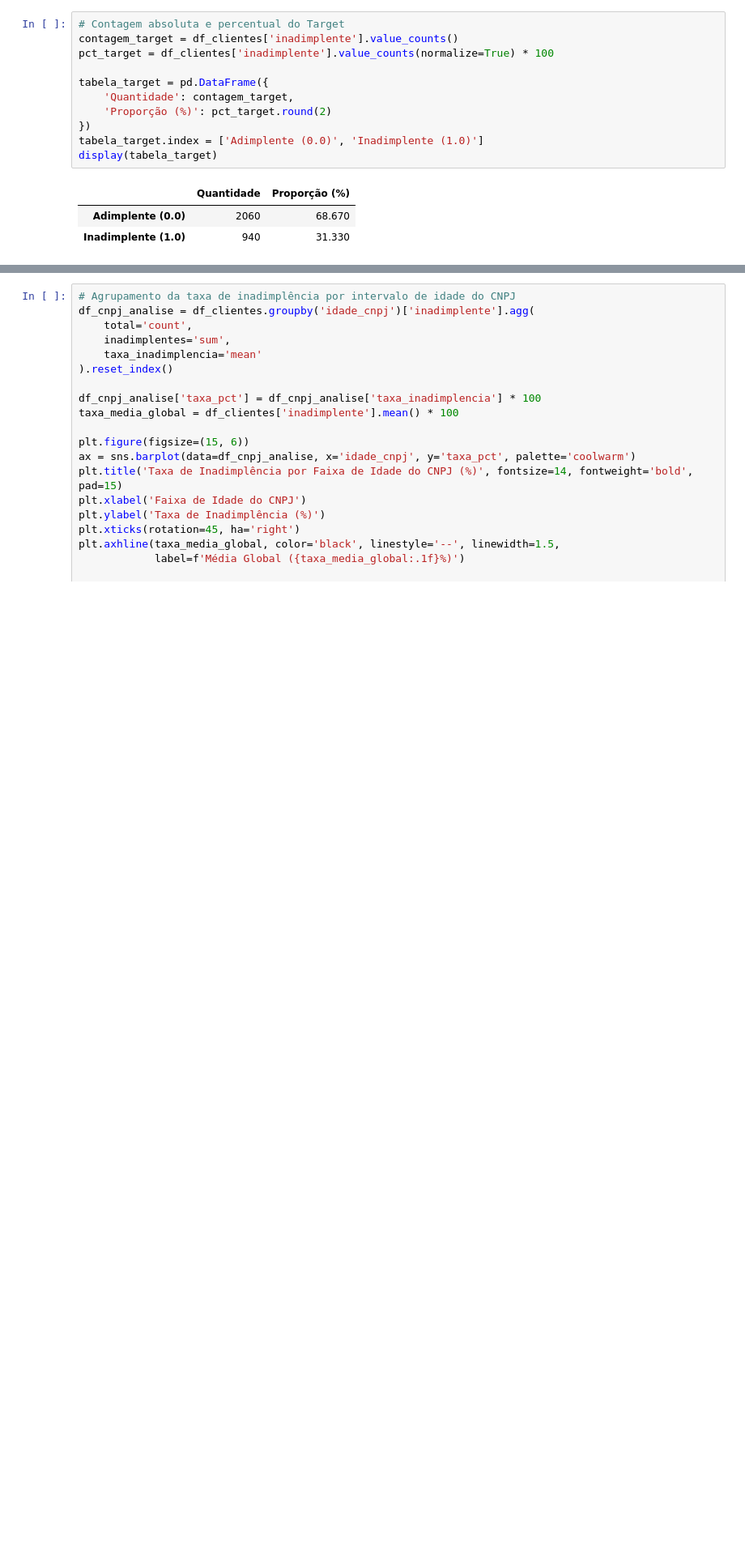
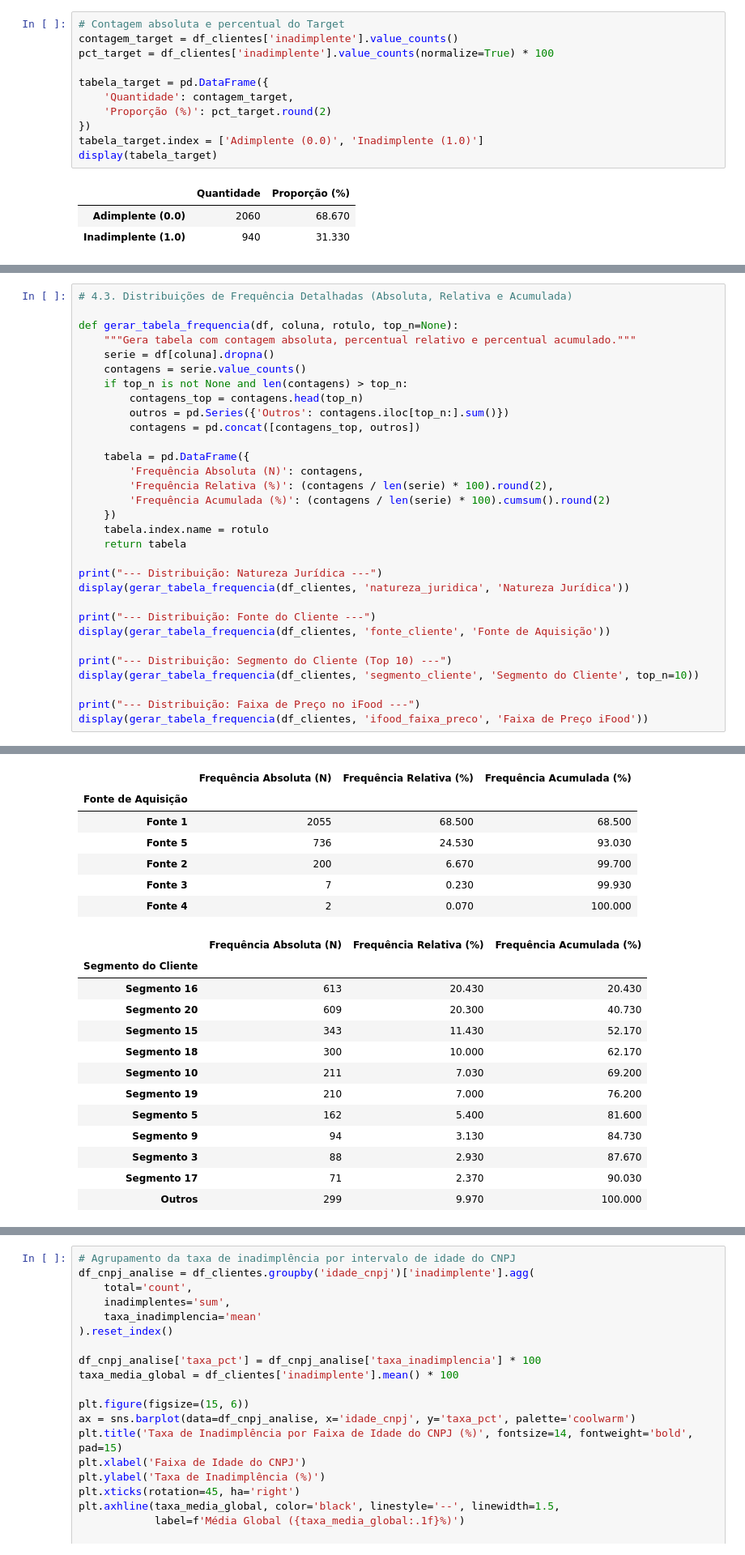
Before and after one commit to codg-source/Projeto-Praso---ML, a Jupyter notebook: EDA_Clientes.ipynb, the cells around one changed output, grey strips where cells are left out. Shown at 81% size. Saved outputs shown, nothing was run; the diff lists cells and outputs as text; blank space fills up the shorter version.

```diff
--- a/EDA_Clientes.ipynb
+++ b/EDA_Clientes.ipynb
@@ -194,0 +376,32 @@ plt.show()
+# %%
+# 4.3. Distribuições de Frequência Detalhadas (Absoluta, Relativa e Acumulada)
+
+def gerar_tabela_frequencia(df, coluna, rotulo, top_n=None):
+    """Gera tabela com contagem absoluta, percentual relativo e percentual acumulado."""
+    serie = df[coluna].dropna()
+    contagens = serie.value_counts()
+    if top_n is not None and len(contagens) > top_n:
+        contagens_top = contagens.head(top_n)
+        outros = pd.Series({'Outros': contagens.iloc[top_n:].sum()})
+        contagens = pd.concat([contagens_top, outros])
+
+    tabela = pd.DataFrame({
+        'Frequência Absoluta (N)': contagens,
+        'Frequência Relativa (%)': (contagens / len(serie) * 100).round(2),
+        'Frequência Acumulada (%)': (contagens / len(serie) * 100).cumsum().round(2)
+    })
+    tabela.index.name = rotulo
+    return tabela
+
+print("--- Distribuição: Natureza Jurídica ---")
+display(gerar_tabela_frequencia(df_clientes, 'natureza_juridica', 'Natureza Jurídica'))
+
+print("--- Distribuição: Fonte do Cliente ---")
+display(gerar_tabela_frequencia(df_clientes, 'fonte_cliente', 'Fonte de Aquisição'))
+
+print("--- Distribuição: Segmento do Cliente (Top 10) ---")
+display(gerar_tabela_frequencia(df_clientes, 'segmento_cliente', 'Segmento do Cliente', top_n=10))
+
+print("--- Distribuição: Faixa de Preço no iFood ---")
+display(gerar_tabela_frequencia(df_clientes, 'ifood_faixa_preco', 'Faixa de Preço iFood'))
+# %% [output]
@@ -194,0 +419,20 @@ plt.show()
+|  | Frequência Absoluta (N) | Frequência Relativa (%) | Frequência Acumulada (%) |
+| Fonte de Aquisição |  |  |  |
+| Fonte 1 | 2055 | 68.500 | 68.500 |
+| Fonte 5 | 736 | 24.530 | 93.030 |
+| Fonte 2 | 200 | 6.670 | 99.700 |
+| Fonte 3 | 7 | 0.230 | 99.930 |
+| Fonte 4 | 2 | 0.070 | 100.000 |
+|  | Frequência Absoluta (N) | Frequência Relativa (%) | Frequência Acumulada (%) |
+| Segmento do Cliente |  |  |  |
+| Segmento 16 | 613 | 20.430 | 20.430 |
+| Segmento 20 | 609 | 20.300 | 40.730 |
+| Segmento 15 | 343 | 11.430 | 52.170 |
+| Segmento 18 | 300 | 10.000 | 62.170 |
+| Segmento 10 | 211 | 7.030 | 69.200 |
+| Segmento 19 | 210 | 7.000 | 76.200 |
+| Segmento 5 | 162 | 5.400 | 81.600 |
+| Segmento 9 | 94 | 3.130 | 84.730 |
+| Segmento 3 | 88 | 2.930 | 87.670 |
+| Segmento 17 | 71 | 2.370 | 90.030 |
+| Outros | 299 | 9.970 | 100.000 |
```
Also changed, not shown: parts of 11 cells of this notebook.
